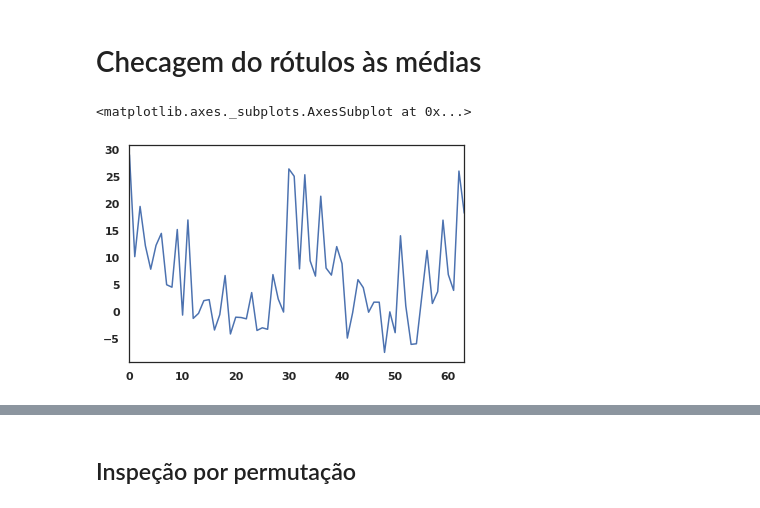
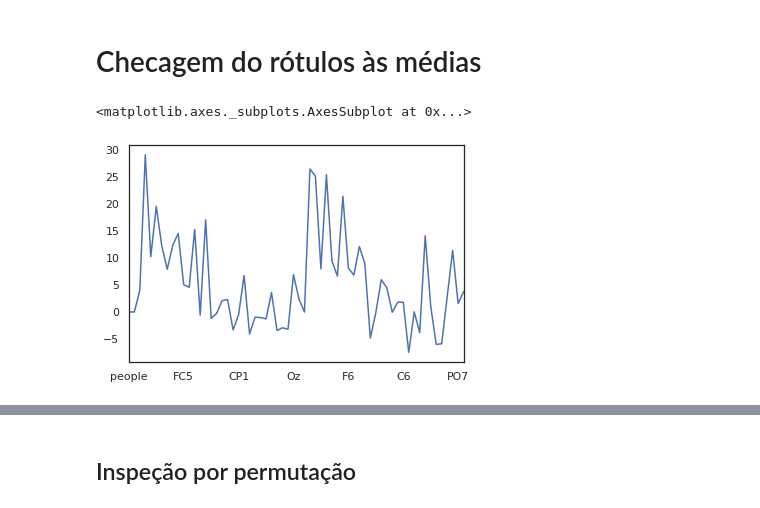
Before and after one commit to bruAristimunha/Across-Modalities, a Jupyter notebook: notebook/Original-Proposal.ipynb, the cells around one changed output, grey strips where cells are left out. Saved outputs shown, nothing was run; the diff lists cells and outputs as text; code cells hidden in the pictures.

```diff
--- a/notebook/Original-Proposal.ipynb
+++ b/notebook/Original-Proposal.ipynb
@@ -412,0 +381,7 @@ df_aud_2_without = to_DataFrame(df_aud_2_without, classes_aud)
+# %%
+aud_1_average = list(map(get_last_125ms, aud_1, indice_s2_aud))
+aud_2_average = list(map(get_last_125ms, aud_2, indice_s2_aud))
+
+
+vis_1_average = list(map(get_last_125ms, vis_1, indice_s2_vis))
+vis_2_average = list(map(get_last_125ms, vis_2, indice_s2_vis))
@@ -412,0 +459,8 @@ df_aud_2_without = to_DataFrame(df_aud_2_without, classes_aud)
+# %%
+classes_vis = [pd.DataFrame(time_s2_vis)[i].apply(categorize)
+               for i in range(N_TRIALS)]
+classes_aud = [pd.DataFrame(time_s2_aud)[i].apply(categorize)
+               for i in range(N_TRIALS)]
+
+classes_vis = pd.DataFrame(classes_vis).T
+classes_aud = pd.DataFrame(classes_aud).T
@@ -412,0 +471,28 @@ df_aud_2_without = to_DataFrame(df_aud_2_without, classes_aud)
+# %%
+def to_DataFrame(data, classe):
+    '''
+    TO-DO
+
+    '''
+    x_array = xr.DataArray(data)
+    x_array = x_array.rename({'dim_0': 'people','dim_1': 'channel','dim_2':'trial'})
+    x_array = x_array.transpose('people', 'trial', 'channel')
+
+    df = x_array.to_dataframe('channel').unstack()
+
+    df_classe =  pd.DataFrame(classe.stack()).reset_index()
+    df_classe.columns = ['people','trial','group']
+    df = df_classe.merge(df,on=['people','trial'])
+
+    df.columns = ['people',  'trial', 'group']+CHANNEL_NAMES
+    df = df.drop(['HEOG','VEOG'],1)
+
+    return df
+# %%
+#Getting in format of dataframe:
+
+df_aud_1_aver = to_DataFrame(aud_1_average,classes_aud)
+df_aud_2_aver = to_DataFrame(aud_2_average,classes_aud)
+
+df_vis_1_aver = to_DataFrame(vis_1_average,classes_vis)
+df_vis_2_aver = to_DataFrame(vis_2_average,classes_vis)
@@ -984,7 +820,7 @@ plt.show()
 # %% [markdown]
 # Checagem do rótulos às médias
 # %%
-df_aud_1_without.loc[0][:-3].plot()
+df_aud_1_aver.loc[0][:-3].plot()
 # %% [output]
 <matplotlib.axes._subplots.AxesSubplot at 0x...>
-[figure, old version]
+[figure, new version]
```
Also changed, not shown: parts of 148 cells of this notebook.
